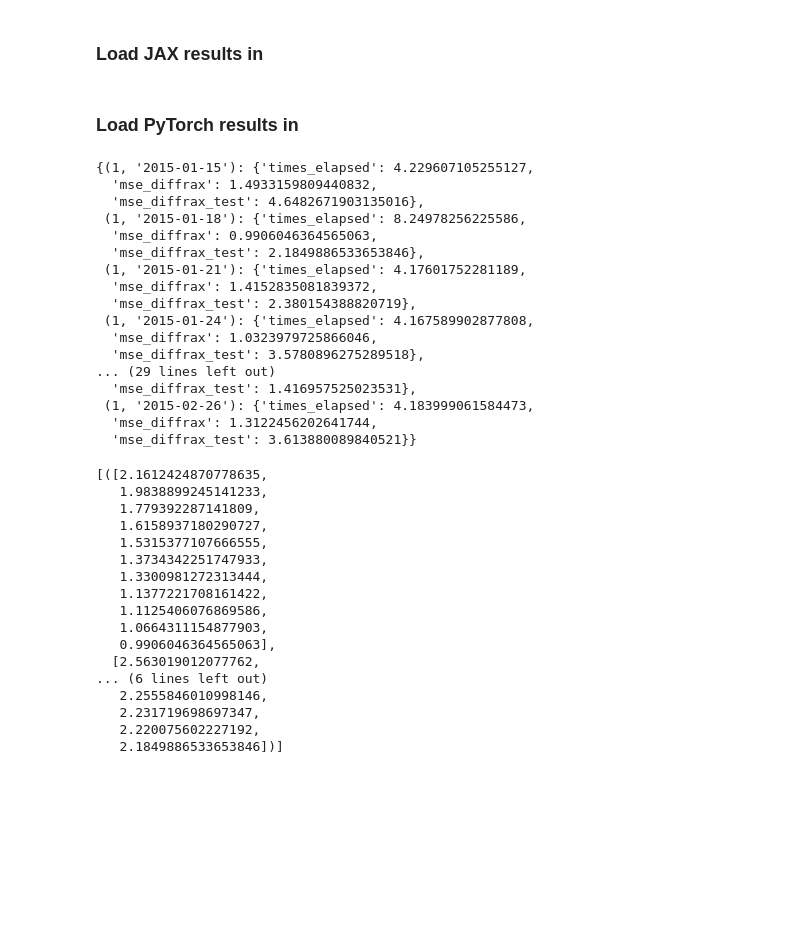
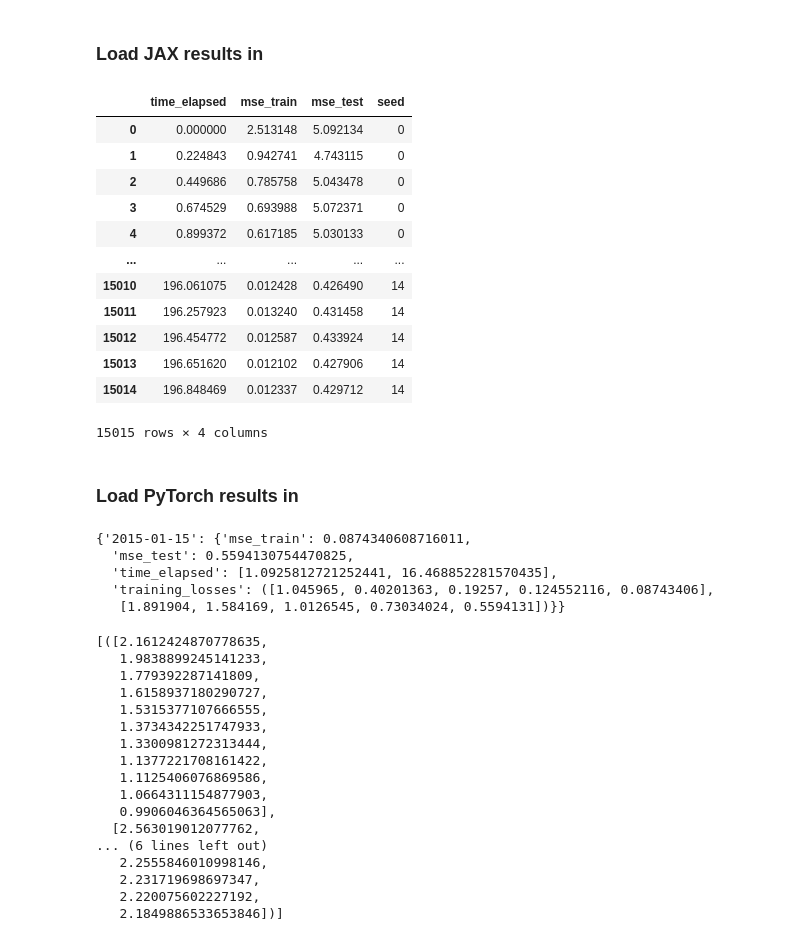
Before and after one commit to mariashapo/NODE, a Jupyter notebook: src/analysis/real_life/training_conv_rl.ipynb, the cells around one changed output. Cells and saved outputs as stored; diff of their text form; code cells hidden in the pictures; blank space fills up the shorter version.

```diff
--- a/src/analysis/real_life/training_conv_rl.ipynb
+++ b/src/analysis/real_life/training_conv_rl.ipynb
@@ -29,3 +94,19 @@ with open(fn, 'rb') as file:
+# %%
+training_jax_no_pretrain_df
+# %% [output]
+|  | time_elapsed | mse_train | mse_test | seed |
+| 0 | 0.000000 | 2.513148 | 5.092134 | 0 |
+| 1 | 0.224843 | 0.942741 | 4.743115 | 0 |
+| 2 | 0.449686 | 0.785758 | 5.043478 | 0 |
+| 3 | 0.674529 | 0.693988 | 5.072371 | 0 |
+| 4 | 0.899372 | 0.617185 | 5.030133 | 0 |
+| ... | ... | ... | ... | ... |
+| 15010 | 196.061075 | 0.012428 | 0.426490 | 14 |
+| 15011 | 196.257923 | 0.013240 | 0.431458 | 14 |
+| 15012 | 196.454772 | 0.012587 | 0.433924 | 14 |
+| 15013 | 196.651620 | 0.012102 | 0.427906 | 14 |
+| 15014 | 196.848469 | 0.012337 | 0.429712 | 14 |
+15015 rows × 4 columns
 # %% [markdown]
 ### Load PyTorch results in
 # %%
@@ -37,25 +118,13 @@ fn = "results/pytorch_rl_runs/jax_rl_2026-01-08_22-17-41/results_WITH_logging.pk
 with open(fn, 'rb') as file:
     pytorch_jax_with_log = pickle.load(file)
-# %%
-results_jax_no_log
-# %% [output]
-{(1, '2015-01-15'): {'times_elapsed': 4.229607105255127,
-  'mse_diffrax': 1.4933159809440832,
-  'mse_diffrax_test': 4.6482671903135016},
- (1, '2015-01-18'): {'times_elapsed': 8.24978256225586,
-  'mse_diffrax': 0.9906046364565063,
-  'mse_diffrax_test': 2.1849886533653846},
- (1, '2015-01-21'): {'times_elapsed': 4.17601752281189,
-  'mse_diffrax': 1.4152835081839372,
-  'mse_diffrax_test': 2.380154388820719},
- (1, '2015-01-24'): {'times_elapsed': 4.167589902877808,
-  'mse_diffrax': 1.0323979725866046,
-  'mse_diffrax_test': 3.5780896275289518},
-... (29 lines left out)
-  'mse_diffrax_test': 1.416957525023531},
- (1, '2015-02-26'): {'times_elapsed': 4.183999061584473,
-  'mse_diffrax': 1.3122456202641744,
-  'mse_diffrax_test': 3.613880089840521}}
+# %%
+pytorch_jax_with_log
+# %% [output]
+{'2015-01-15': {'mse_train': 0.0874340608716011,
+  'mse_test': 0.5594130754470825,
+  'time_elapsed': [1.0925812721252441, 16.468852281570435],
+  'training_losses': ([1.045965, 0.40201363, 0.19257, 0.124552116, 0.08743406],
+   [1.891904, 1.584169, 1.0126545, 0.73034024, 0.5594131])}}
 # %%
 results_jax_with_log["training_losses"][1]
 # %% [output]
```
Also changed, not shown: parts of 12 cells of this notebook, 29 other files.
